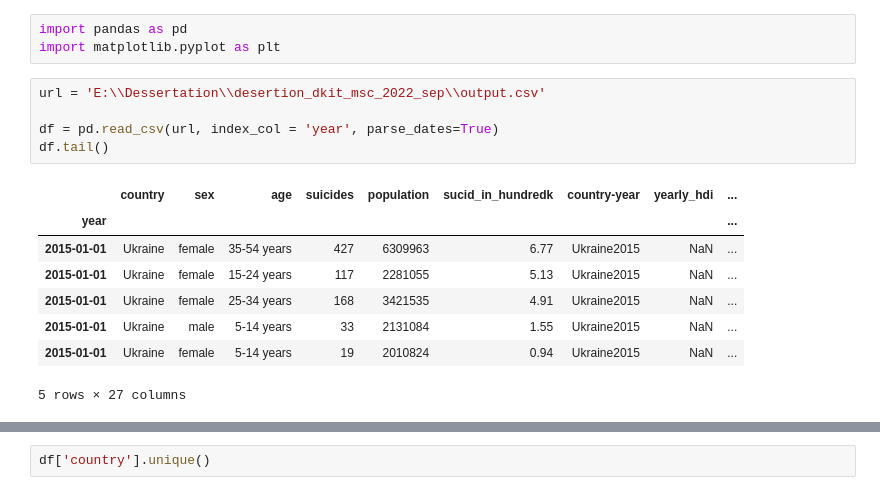
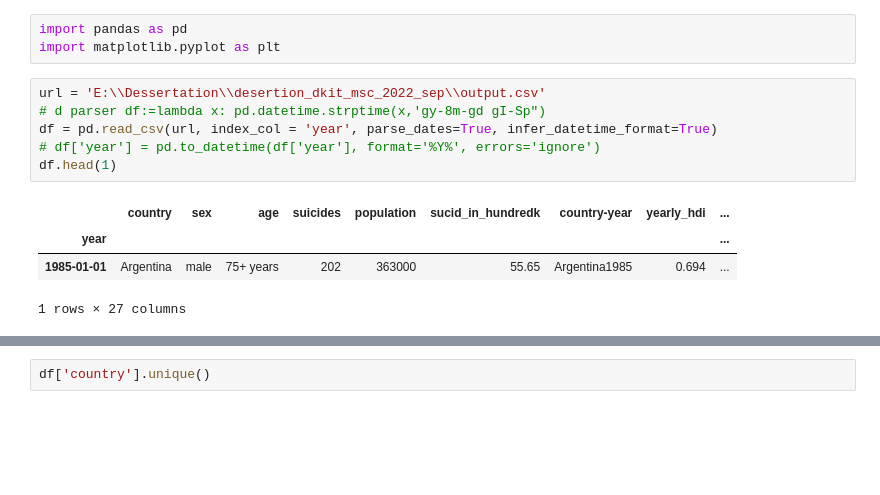
Before and after one commit to sujilkumarkm/desertion_dkit_msc_2022_sep, a Jupyter notebook: dissertation_suicide_data_models_2022.ipynb, the cells around one changed output, grey strips where cells are left out. Cells and saved outputs as stored; diff of their text form; blank space fills up the shorter version.

```diff
--- a/dissertation_suicide_data_models_2022.ipynb
+++ b/dissertation_suicide_data_models_2022.ipynb
@@ -3,15 +3,12 @@ import pandas as pd
 import matplotlib.pyplot as plt
 # %%
 url = 'E:\\Dessertation\\desertion_dkit_msc_2022_sep\\output.csv'
-
-df = pd.read_csv(url, index_col = 'year', parse_dates=True)
-df.tail()
+# d parser df:=lambda x: pd.datetime.strptime(x,'gy-8m-gd gI-Sp")
+df = pd.read_csv(url, index_col = 'year', parse_dates=True, infer_datetime_format=True)
+# df['year'] = pd.to_datetime(df['year'], format='%Y%', errors='ignore')
+df.head(1)
 # %% [output]
 |  | country | sex | age | suicides | population | sucid_in_hundredk | country-year | yearly_hdi | ... |
 | year |  |  |  |  |  |  |  |  | ... |
-| 2015-01-01 | Ukraine | female | 35-54 years | 427 | 6309963 | 6.77 | Ukraine2015 | NaN | ... |
-| 2015-01-01 | Ukraine | female | 15-24 years | 117 | 2281055 | 5.13 | Ukraine2015 | NaN | ... |
-| 2015-01-01 | Ukraine | female | 25-34 years | 168 | 3421535 | 4.91 | Ukraine2015 | NaN | ... |
-| 2015-01-01 | Ukraine | male | 5-14 years | 33 | 2131084 | 1.55 | Ukraine2015 | NaN | ... |
-| 2015-01-01 | Ukraine | female | 5-14 years | 19 | 2010824 | 0.94 | Ukraine2015 | NaN | ... |
+| 1985-01-01 | Argentina | male | 75+ years | 202 | 363000 | 55.65 | Argentina1985 | 0.694 | ... |
-5 rows × 27 columns
+1 rows × 27 columns
```
Also changed, not shown: parts of 16 cells of this notebook, 1 other file.
